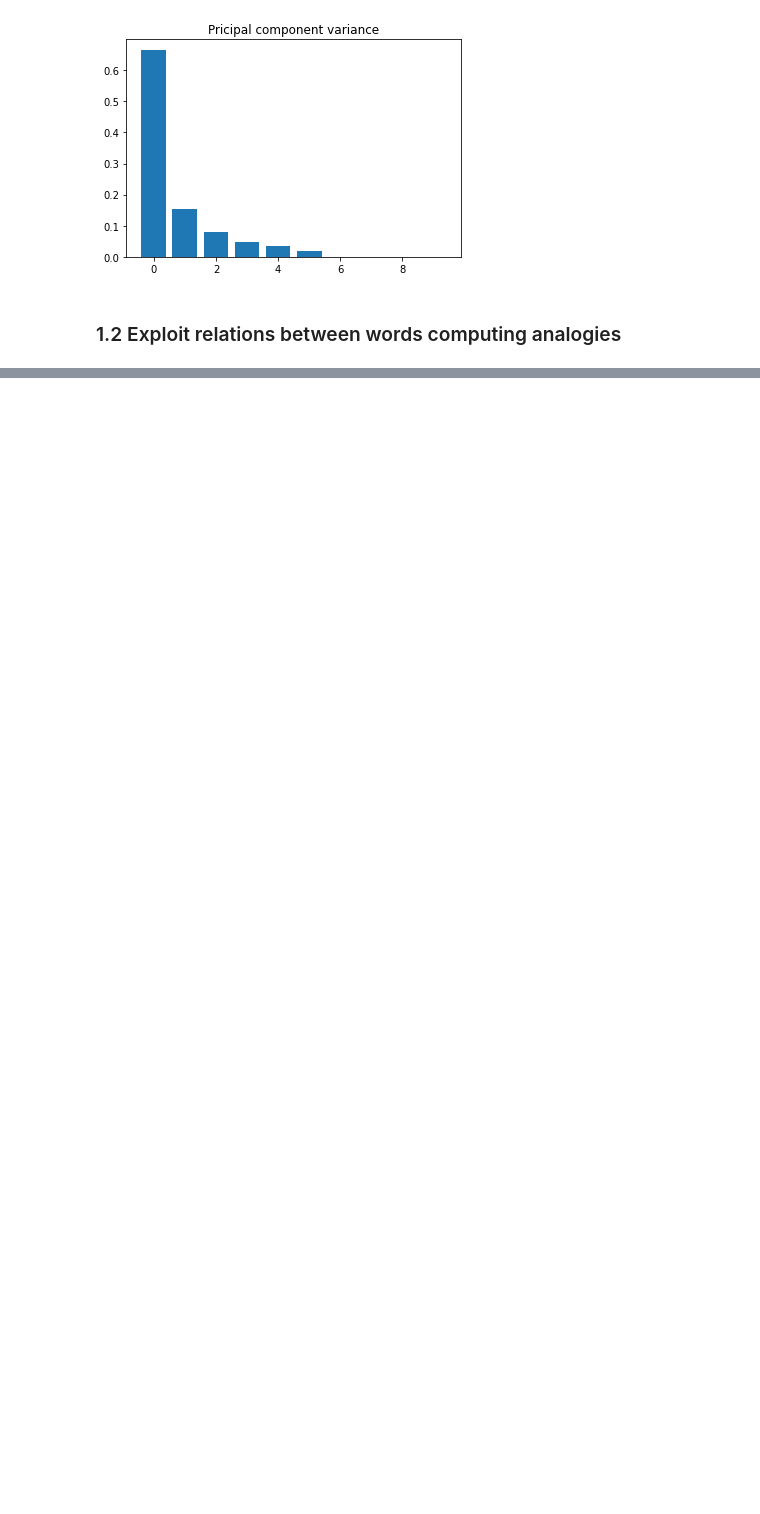
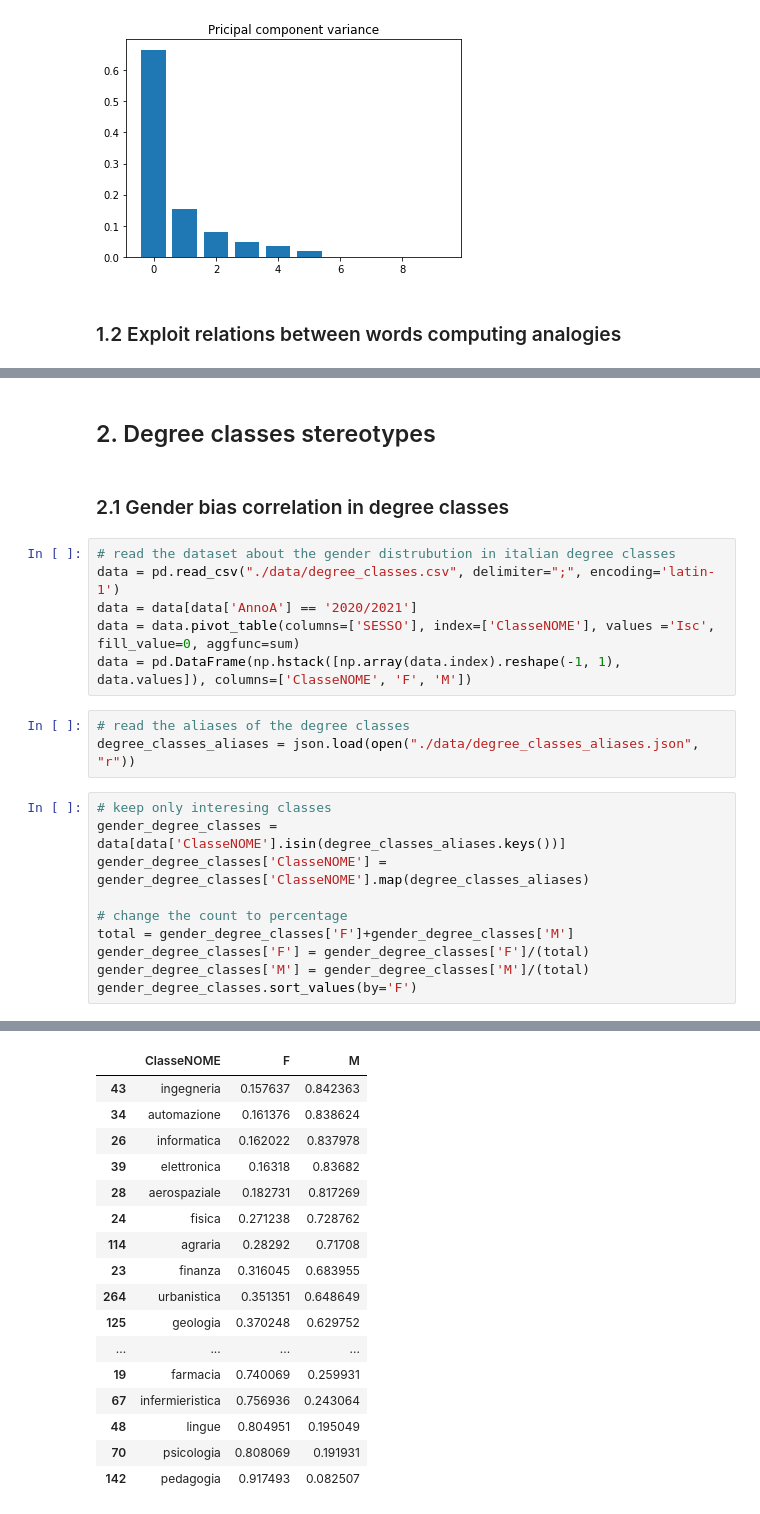
Before and after one commit to Erhtric/GenderDiscriminationNLP, a Jupyter notebook: debiasing_itwac.ipynb, the cells around one changed output, grey strips where cells are left out. Drawn from its saved outputs; the diff is of its cells as text; blank space fills up the shorter version.

```diff
--- a/debiasing_itwac.ipynb
+++ b/debiasing_itwac.ipynb
@@ -42,0 +66,24 @@ plt.show()
+# %% [markdown]
+## 2. Degree classes stereotypes
+# %% [markdown]
+### 2.1 Gender bias correlation in degree classes
+# %%
+# read the dataset about the gender distrubution in italian degree classes
+data = pd.read_csv("./data/degree_classes.csv", delimiter=";", encoding='latin-1')
+data = data[data['AnnoA'] == '2020/2021']
+data = data.pivot_table(columns=['SESSO'], index=['ClasseNOME'], values ='Isc', fill_value=0, aggfunc=sum)
+data = pd.DataFrame(np.hstack([np.array(data.index).reshape(-1, 1), data.values]), columns=['ClasseNOME', 'F', 'M'])
+# %%
+# read the aliases of the degree classes
+degree_classes_aliases = json.load(open("./data/degree_classes_aliases.json", "r"))
+# %%
+# keep only interesing classes
+gender_degree_classes = data[data['ClasseNOME'].isin(degree_classes_aliases.keys())]
+gender_degree_classes['ClasseNOME'] = gender_degree_classes['ClasseNOME'].map(degree_classes_aliases)
+
+# change the count to percentage
+total = gender_degree_classes['F']+gender_degree_classes['M']
+gender_degree_classes['F'] = gender_degree_classes['F']/(total)
+gender_degree_classes['M'] = gender_degree_classes['M']/(total)
+gender_degree_classes.sort_values(by='F')
+# %% [output]
@@ -43 +105,18 @@ plt.show()
+|  | ClasseNOME | F | M |
+| 43 | ingegneria | 0.157637 | 0.842363 |
+| 34 | automazione | 0.161376 | 0.838624 |
+| 26 | informatica | 0.162022 | 0.837978 |
+| 39 | elettronica | 0.16318 | 0.83682 |
+| 28 | aerospaziale | 0.182731 | 0.817269 |
+| 24 | fisica | 0.271238 | 0.728762 |
+| 114 | agraria | 0.28292 | 0.71708 |
+| 23 | finanza | 0.316045 | 0.683955 |
+| 264 | urbanistica | 0.351351 | 0.648649 |
+| 125 | geologia | 0.370248 | 0.629752 |
+| ... | ... | ... | ... |
+| 19 | farmacia | 0.740069 | 0.259931 |
+| 67 | infermieristica | 0.756936 | 0.243064 |
+| 48 | lingue | 0.804951 | 0.195049 |
+| 70 | psicologia | 0.808069 | 0.191931 |
+| 142 | pedagogia | 0.917493 | 0.082507 |
 # %%
```
Also changed, not shown: parts of 24 cells of this notebook, 5 other files.
